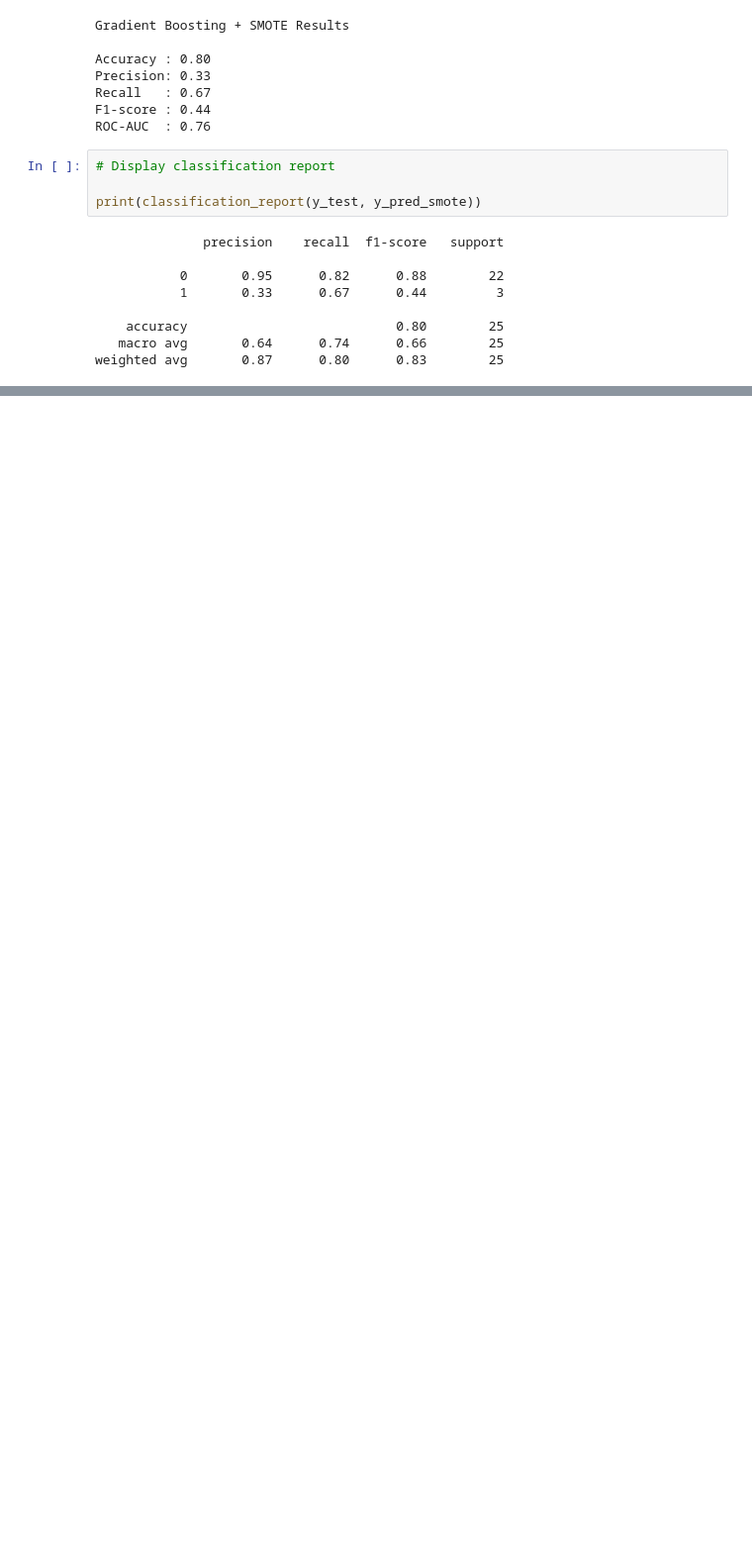
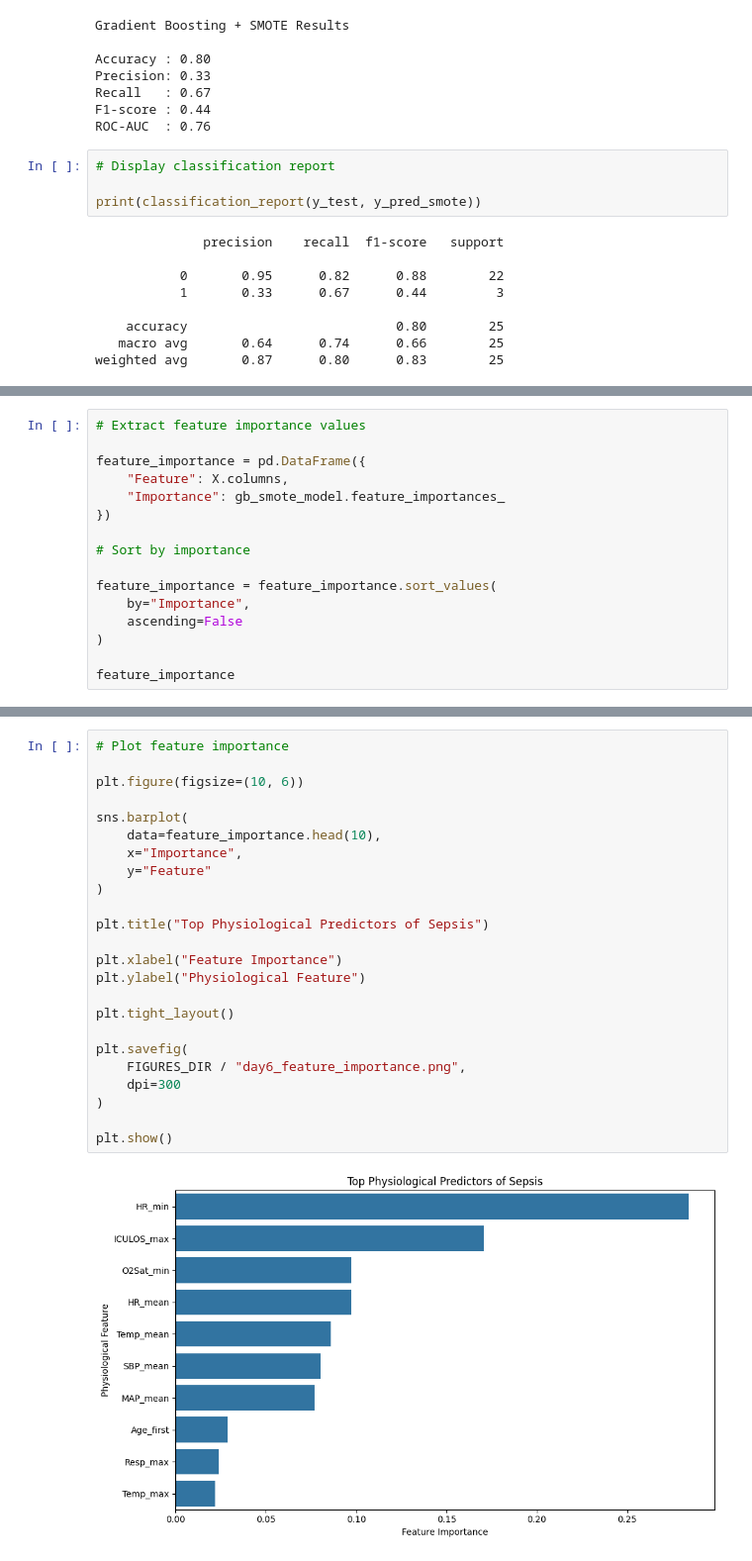
Before and after one commit to englaetitia/icu-early-warning-system, a Jupyter notebook: notebooks/06_advanced_ensemble_model.ipynb, the cells around one changed output, grey strips where cells are left out. Shown at 99% size. Drawn from its saved outputs; the diff is of its cells as text; blank space fills up the shorter version.

```diff
--- a/notebooks/06_advanced_ensemble_model.ipynb
+++ b/notebooks/06_advanced_ensemble_model.ipynb
@@ -647,0 +862,16 @@ weighted avg       0.87      0.80      0.83        25
+# %%
+# Extract feature importance values
+
+feature_importance = pd.DataFrame({
+    "Feature": X.columns,
+    "Importance": gb_smote_model.feature_importances_
+})
+
+# Sort by importance
+
+feature_importance = feature_importance.sort_values(
+    by="Importance",
+    ascending=False
+)
+
+feature_importance
@@ -647,0 +920,26 @@ weighted avg       0.87      0.80      0.83        25
+# %%
+# Plot feature importance
+
+plt.figure(figsize=(10, 6))
+
+sns.barplot(
+    data=feature_importance.head(10),
+    x="Importance",
+    y="Feature"
+)
+
+plt.title("Top Physiological Predictors of Sepsis")
+
+plt.xlabel("Feature Importance")
+plt.ylabel("Physiological Feature")
+
+plt.tight_layout()
+
+plt.savefig(
+    FIGURES_DIR / "day6_feature_importance.png",
+    dpi=300
+)
+
+plt.show()
+# %% [output]
+[figure, added]
```
Also changed, not shown: parts of 29 cells of this notebook, 11 other files.
